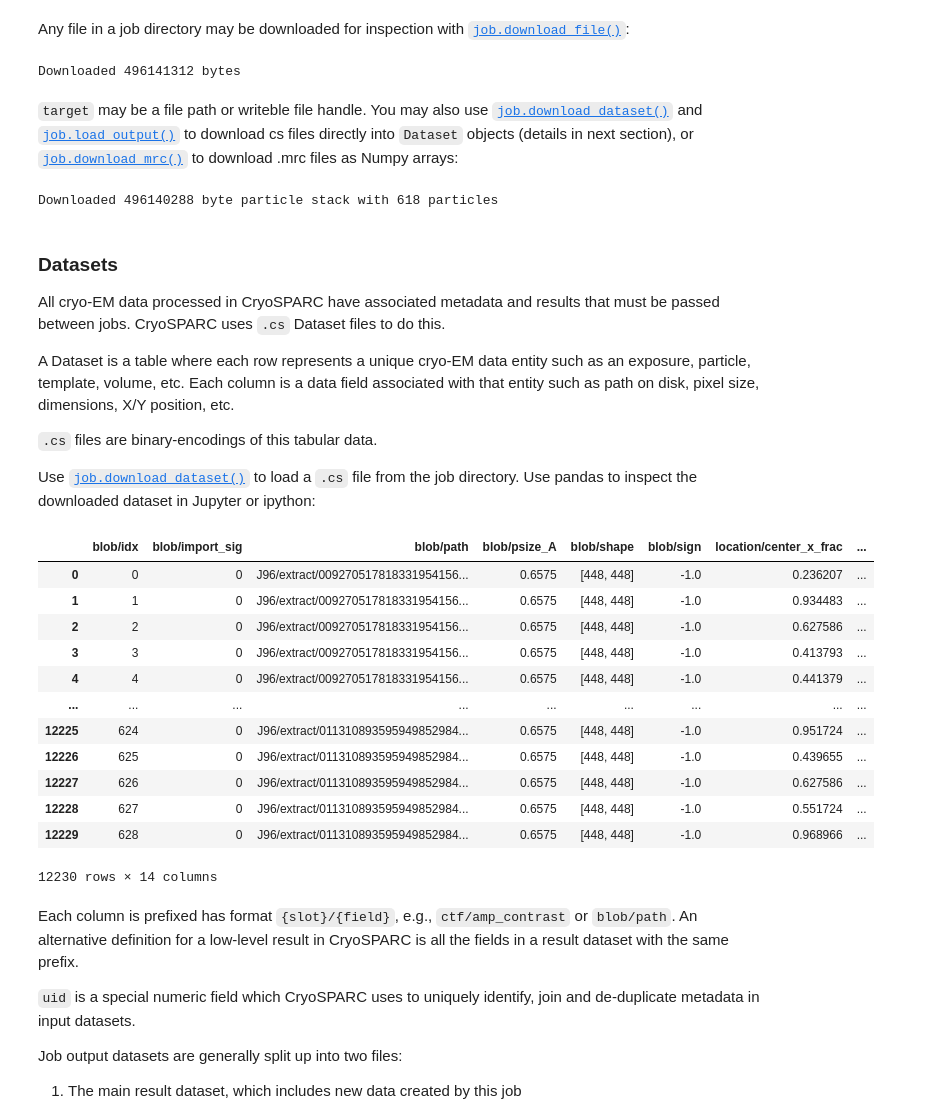
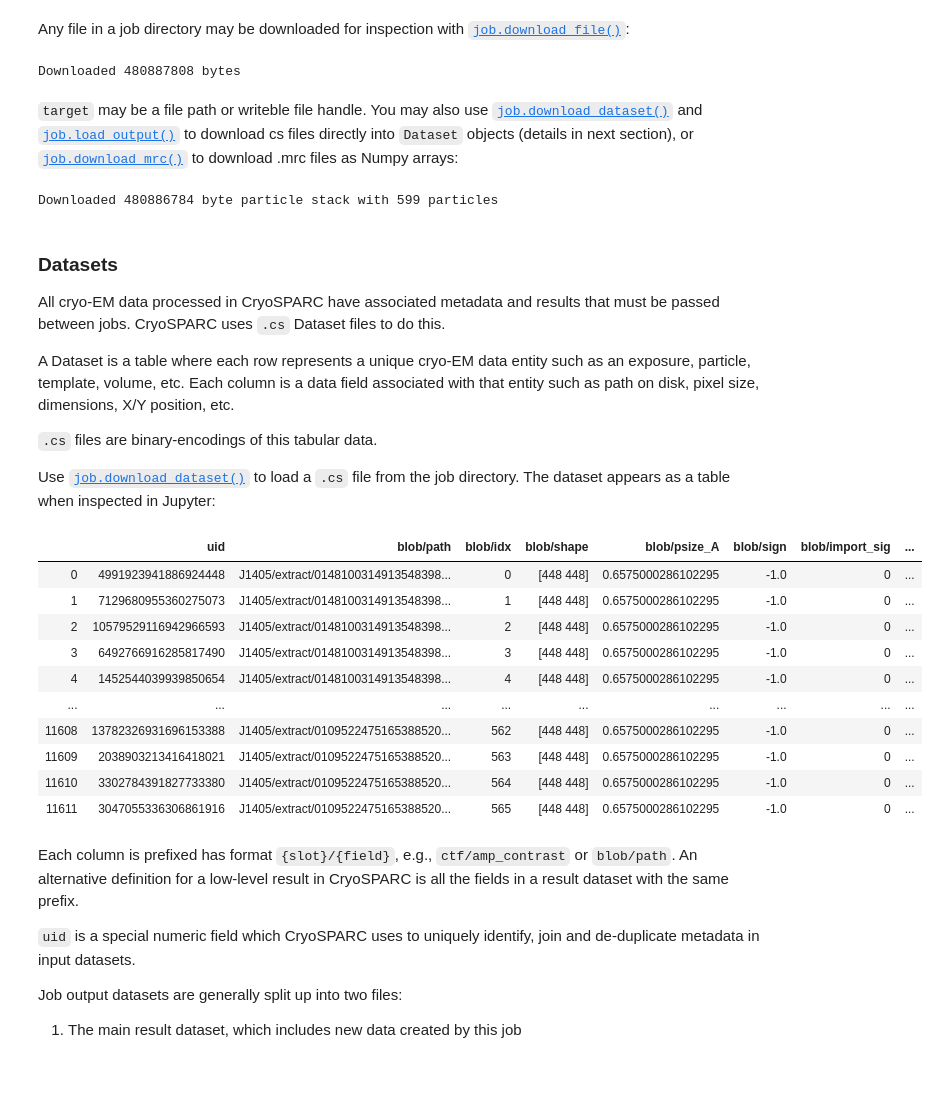
Before and after one commit to cryoem-uoft/cryosparc-tools, a Jupyter notebook: docs/guides/jobs.ipynb, the cells around one changed output. Cells and saved outputs as stored; diff of their text form; code cells hidden in the pictures; blank space fills up the shorter version.

```diff
--- a/docs/guides/jobs.ipynb
+++ b/docs/guides/jobs.ipynb
@@ -17,6 +17,6 @@ To get started, first initialize the CryoSPARC client from the `cryosparc.tools`
 # %%
 from cryosparc.tools import CryoSPARC
 
-cs = CryoSPARC("http://cryoem0.sbi:61002")
+cs = CryoSPARC("http://cryoem0.sbi:61000")
 assert cs.test_connection()
 # %% [output]
@@ -62,6 +86,6 @@ Note the UID of the new job in the given workspace.
 
 You may also use [`project.find_job()`](cryosparc.controllers.project.ProjectController.find_job) to load a job that was manually-created in the CryoSPARC interface:
 # %%
-job = project.find_job("J96")
+job = project.find_job("J1405")
 job.uid, job.type, job.status
 # %% [output]
@@ -227,14 +251,14 @@ job.download_file(extracted[0], target="sample.mrc")
 with open("sample.mrc", "rb") as f:
     print(f"Downloaded {len(f.read())} bytes")
 # %% [output]
-Downloaded 496141312 bytes
+Downloaded 480887808 bytes
 # %% [markdown]
 `target` may be a file path or writeble file handle. You may also use [`job.download_dataset()`](cryosparc.controllers.job.JobController.download_dataset) and [`job.load_output()`](cryosparc.controllers.job.JobController.load_output) to download cs files directly into `Dataset` objects (details in next section), or [`job.download_mrc()`](cryosparc.controllers.job.JobController.download_mrc) to download .mrc files as Numpy arrays:
 # %%
 header, data = job.download_mrc(extracted[0])
 print(f"Downloaded {data.nbytes} byte particle stack with {header.nz} particles")
 # %% [output]
-Downloaded 496140288 byte particle stack with 618 particles
+Downloaded 480886784 byte particle stack with 599 particles
 # %% [markdown]
 ### Datasets
 
@@ -244,26 +268,22 @@ A Dataset is a table where each row represents a unique cryo-EM data entity such
 
 `.cs` files are binary-encodings of this tabular data.
 
-Use [`job.download_dataset()`](cryosparc.controllers.job.JobController.download_dataset) to load a `.cs` file from the job directory. Use pandas to inspect the downloaded dataset in Jupyter or ipython:
+Use [`job.download_dataset()`](cryosparc.controllers.job.JobController.download_dataset) to load a `.cs` file from the job directory. The dataset appears as a table when inspected in Jupyter:
 # %%
-import pandas as pd
-
 particles = job.download_dataset("extracted_particles.cs")
-pd.DataFrame(particles.rows())
+particles
 # %% [output]
-|  | blob/idx | blob/import_sig | blob/path | blob/psize_A | blob/shape | blob/sign | location/center_x_frac | ... |
-| 0 | 0 | 0 | J96/extract/009270517818331954156... | 0.6575 | [448, 448] | -1.0 | 0.236207 | ... |
-| 1 | 1 | 0 | J96/extract/009270517818331954156... | 0.6575 | [448, 448] | -1.0 | 0.934483 | ... |
-| 2 | 2 | 0 | J96/extract/009270517818331954156... | 0.6575 | [448, 448] | -1.0 | 0.627586 | ... |
-| 3 | 3 | 0 | J96/extract/009270517818331954156... | 0.6575 | [448, 448] | -1.0 | 0.413793 | ... |
-| 4 | 4 | 0 | J96/extract/009270517818331954156... | 0.6575 | [448, 448] | -1.0 | 0.441379 | ... |
+|  | uid | blob/path | blob/idx | blob/shape | blob/psize_A | blob/sign | blob/import_sig | ... |
+| 0 | 4991923941886924448 | J1405/extract/0148100314913548398... | 0 | [448 448] | 0.6575000286102295 | -1.0 | 0 | ... |
+| 1 | 7129680955360275073 | J1405/extract/0148100314913548398... | 1 | [448 448] | 0.6575000286102295 | -1.0 | 0 | ... |
+| 2 | 10579529116942966593 | J1405/extract/0148100314913548398... | 2 | [448 448] | 0.6575000286102295 | -1.0 | 0 | ... |
+| 3 | 6492766916285817490 | J1405/extract/0148100314913548398... | 3 | [448 448] | 0.6575000286102295 | -1.0 | 0 | ... |
+| 4 | 1452544039939850654 | J1405/extract/0148100314913548398... | 4 | [448 448] | 0.6575000286102295 | -1.0 | 0 | ... |
 | ... | ... | ... | ... | ... | ... | ... | ... | ... |
-| 12225 | 624 | 0 | J96/extract/011310893595949852984... | 0.6575 | [448, 448] | -1.0 | 0.951724 | ... |
-| 12226 | 625 | 0 | J96/extract/011310893595949852984... | 0.6575 | [448, 448] | -1.0 | 0.439655 | ... |
-| 12227 | 626 | 0 | J96/extract/011310893595949852984... | 0.6575 | [448, 448] | -1.0 | 0.627586 | ... |
-| 12228 | 627 | 0 | J96/extract/011310893595949852984... | 0.6575 | [448, 448] | -1.0 | 0.551724 | ... |
-| 12229 | 628 | 0 | J96/extract/011310893595949852984... | 0.6575 | [448, 448] | -1.0 | 0.968966 | ... |
+| 11608 | 13782326931696153388 | J1405/extract/0109522475165388520... | 562 | [448 448] | 0.6575000286102295 | -1.0 | 0 | ... |
+| 11609 | 2038903213416418021 | J1405/extract/0109522475165388520... | 563 | [448 448] | 0.6575000286102295 | -1.0 | 0 | ... |
+| 11610 | 3302784391827733380 | J1405/extract/0109522475165388520... | 564 | [448 448] | 0.6575000286102295 | -1.0 | 0 | ... |
+| 11611 | 3047055336306861916 | J1405/extract/0109522475165388520... | 565 | [448 448] | 0.6575000286102295 | -1.0 | 0 | ... |
-12230 rows × 14 columns
 # %% [markdown]
 Each column is prefixed has format `{slot}/{field}`, e.g., `ctf/amp_contrast` or `blob/path`. An alternative definition for a low-level result in CryoSPARC is all the fields in a result dataset with the same prefix.
 
```
Also changed, not shown: parts of 19 cells of this notebook.
